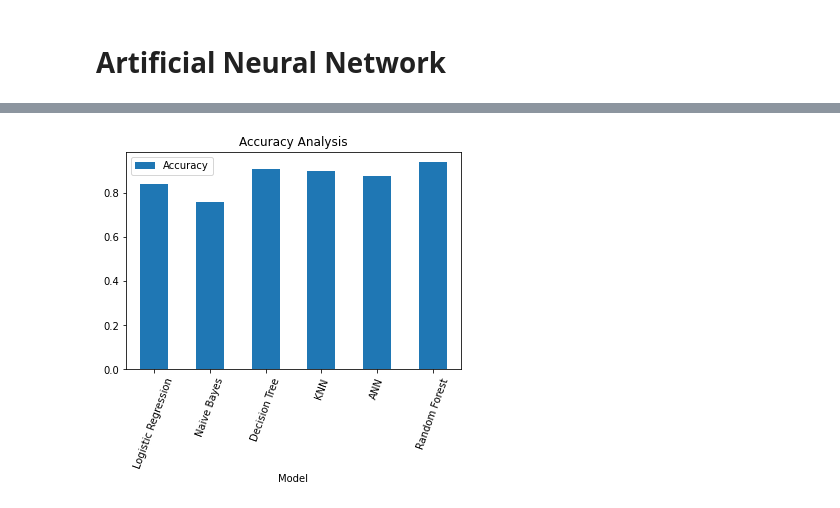
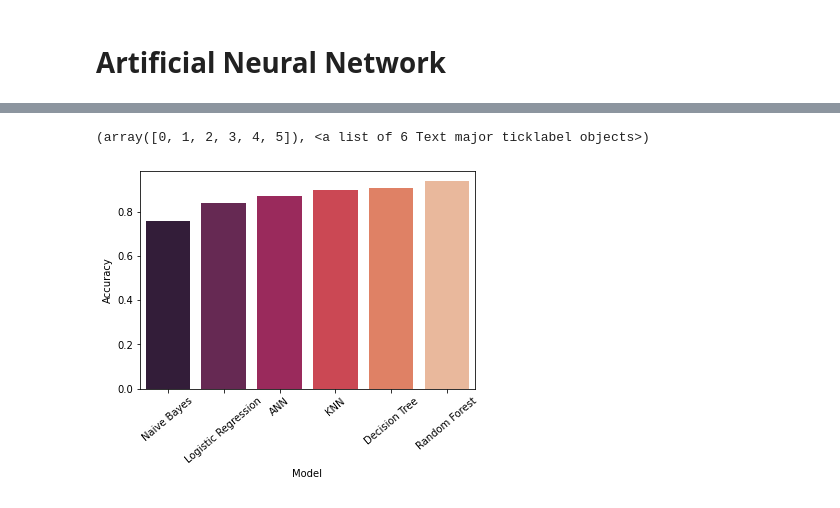
Before and after one commit to AliShujjat/DropOutRatesInPakistan, a Jupyter notebook: Model_Training.ipynb, the cells around one changed output, grey strips where cells are left out. Saved outputs shown, nothing was run; the diff lists cells and outputs as text; code cells hidden in the pictures.

```diff
--- a/Model_Training.ipynb
+++ b/Model_Training.ipynb
@@ -70,3 +72,4 @@ len(df.columns)
 30
 # %%
 df = df.values
+X, y = df[:,0:28], df[:,29]
@@ -432,11 +506,10 @@ pyplot.show()
 # %%
-import matplotlib.pyplot as plot
+import seaborn as sns
 dataFrame = pd.DataFrame(data=performance);
 
 # Draw a vertical bar chart
-
-dataFrame.plot.bar(x="Model", y="Accuracy", rot=70, title="Accuracy Analysis");
-
-plot.show(block=True);
+sns.barplot(x=dataFrame['Model'],y=dataFrame['Accuracy'], data=dataFrame, order = dataFrame.sort_values('Accuracy').Model, palette='rocket')
+plt.xticks(rotation=40)
 # %% [output]
+(array([0, 1, 2, 3, 4, 5]), <a list of 6 Text major ticklabel objects>)
-[figure, old version]
+[figure, new version]
```
Also changed, not shown: parts of 17 cells of this notebook.
